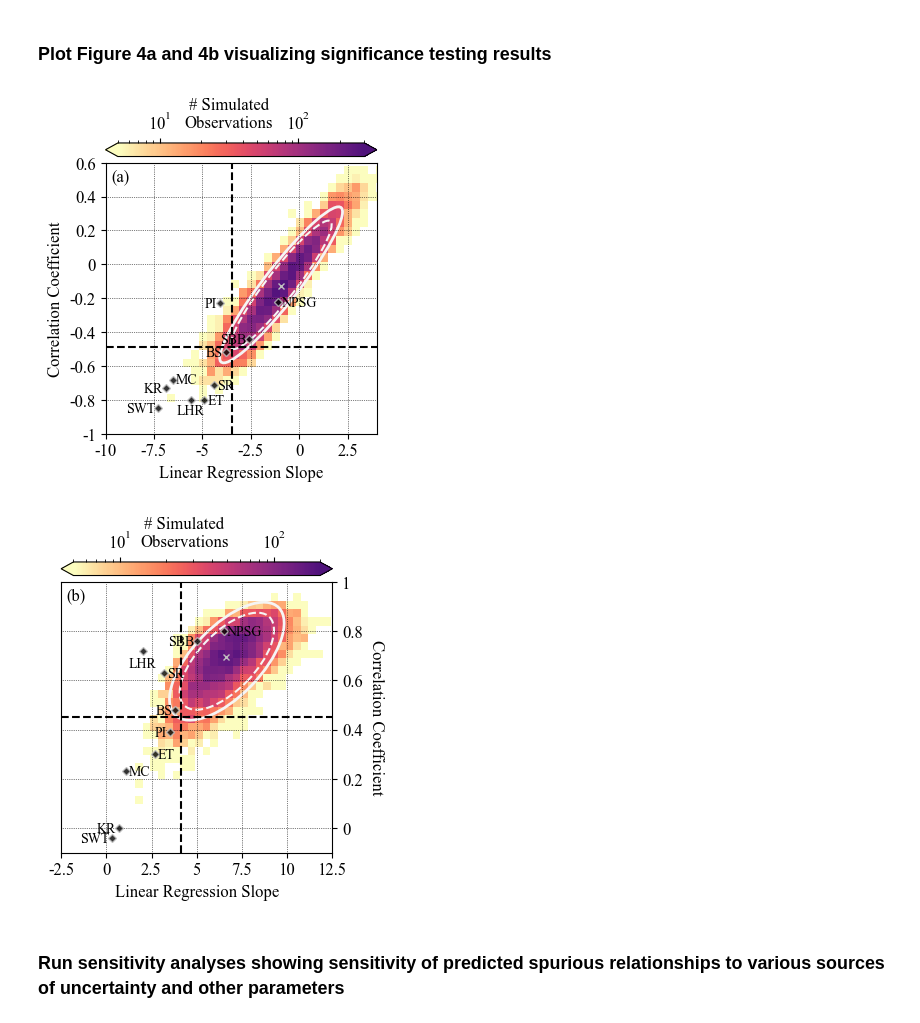
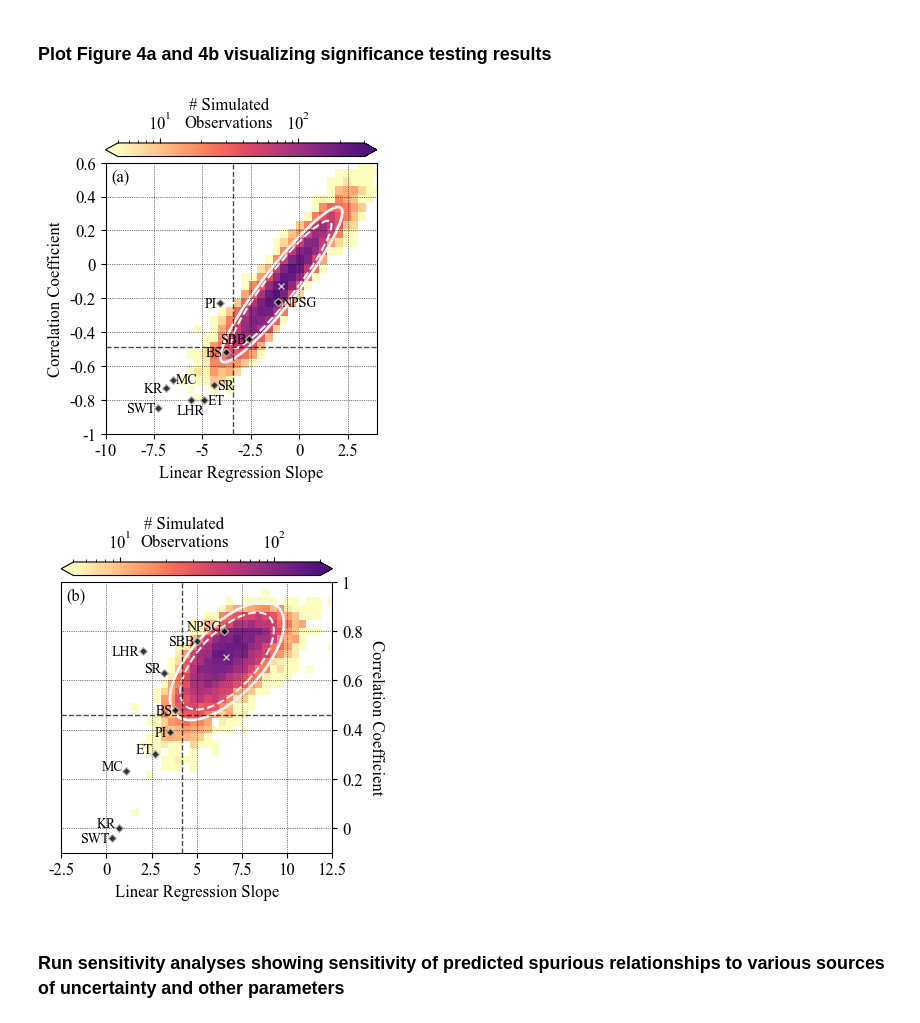
Before and after one commit to evepug/TP_baseline_coupling, a Jupyter notebook: TP_baseline_analysis.ipynb, the cells around one changed output. Saved outputs shown, nothing was run; the diff lists cells and outputs as text; code cells hidden in the pictures.

```diff
--- a/TP_baseline_analysis.ipynb
+++ b/TP_baseline_analysis.ipynb
@@ -847,7 +864,7 @@ color_dict={'phy':'#117733','zoo1':'#CC6677','zoo2':'#882255',
 fs=11
 
 # prepare to loop over range of utilization values
-ut_list=[0.01,.1,.3,.5,.7,.9,.99]
+ut_list=[.99,.9,.7,.5,.3,.1,.01]
 row=0
 
 # initialize plot
@@ -864,8 +881,8 @@ for i in ut_list:
                             bulk_TEF=3.5,         # d15N fractionation during zooplankton NH4 excretion
                             p_exc=0.4,         # proportion of zooplankton diet excreted (as NH4)
                             d_sNO3=0,          # d15N of source NO3 supplied to euphotic zone
-                            f_rNO3=i,          # fraction of NO3 that goes unutilized by phytoplankton
-                            p_NH4=1-i,         # NH4 utilization proportion
+                            p_NO3=i,          # fraction of NO3 that goes unutilized by phytoplankton
+                            p_NH4=i,         # NH4 utilization proportion
                             beta_bulkphe=-1.8, # d15N bulk minus d15N Phe in phytoplankton
                             beta_gluphe=3.4,   # d15N Glu minus d15N Phe in phytoplankton
                             TDF_Glu=7.6,       # d15N trophic discrimination factor of Glu relative to Phe per trophic transfer
@@ -963,14 +980,14 @@ plotting the results together
 for i in np.arange(0,len(p_NH4_array),1):
     #run mass-balance model
     p_NH4=p_NH4_array[i]
-    f_rNO3=1-p_NH4
+    p_NO3=p_NH4
     results_dict=d15N_model(TP=TP_array,            # desired trophic position
                             eps_assim1=5,      # d15N fractionation during phyto NO3 uptake
                             eps_assim2=10,     # d15N fractionation during phyto NH4 uptake
                             bulk_TEF=3.5,
                             p_exc=0.4,         # proportion of zooplankton diet excreted (as NH4)
                             d_sNO3=0,          # d15N of source NO3 supplied to euphotic zone
-                            f_rNO3=f_rNO3,     # fraction of NO3 that goes unutilized by phytoplankton
+                            p_NO3=p_NO3,     # fraction of NO3 that goes unutilized by phytoplankton
                             p_NH4=p_NH4,       # NH4 utilization proportion
                             beta_bulkphe=-1.8, # d15N bulk minus d15N Phe in phytoplankton
                             beta_gluphe=3.4,   # d15N Glu minus d15N Phe in phytoplankton
@@ -1040,14 +1057,14 @@ plotting the results together
 for i in np.arange(0,len(p_NH4_array),1):
     #run mass-balance model
     p_NH4=p_NH4_array[i]
-    f_rNO3=1-p_NH4
+    p_NO3=p_NH4
     results_dict=d15N_model(TP=TP_array,            # desired trophic position
                             eps_assim1=5,      # d15N fractionation during phyto NO3 uptake
                             eps_assim2=10,     # d15N fractionation during phyto NH4 uptake
                             bulk_TEF=3.5,
                             p_exc=0.4,         # proportion of zooplankton diet excreted (as NH4)
                             d_sNO3=0,          # d15N of source NO3 supplied to euphotic zone
-                            f_rNO3=f_rNO3,     # fraction of NO3 that goes unutilized by phytoplankton
+                            p_NO3=p_NO3,     # fraction of NO3 that goes unutilized by phytoplankton
                             p_NH4=p_NH4,       # NH4 utilization proportion
                             beta_bulkphe=-1.8, # d15N bulk minus d15N Phe in phytoplankton
                             beta_gluphe=3.4,   # d15N Glu minus d15N Phe in phytoplankton
@@ -1399,7 +1416,7 @@ Simulate n=10,000 measured TP and Phe time series
 based on CSI-AA ecology expectations
 """
 Phe_sims,Glu_sims,TP_sims,rho_Phe_sims,slope_Phe_sims,rho_Glu_sims,slope_Glu_sims=TP_Phe_simulation(n=n_def,
-                                                                       nsims=nsims_def,
+                                                                       nsims=10000,
                                                                        corrtest=corrtest_def,
                                                                        uncertainty_dist=uncertainty_dist_def,
                                                                        TP_range=TP_range_def,
@@ -1524,6 +1541,16 @@ counts,ybins,xbins,im=ax.hist2d(slope_Phe_sims, rho_Phe_sims, bins=30, density=F
 #add x denoting median simulation values
 ax.plot(median_Phe_slope,median_Phe_rho,marker='x',
         color='silver',markersize=4,linestyle='None')
+
+# add lines representing significance thresholds
+plt.axhline(crit_rho_Phe_5perc,linestyle='--',color='k',lw=1,alpha=.7)
+plt.axvline(crit_slope_Phe_5perc,linestyle='--',color='k',lw=1,alpha=.7)
+
+# add 90% and 95% confidence ellipses
+confidence_ellipse(np.asarray(slope_Phe_sims), np.asarray(rho_Phe_sims), ax, n_std=1.645,
+                   edgecolor='whitesmoke',linestyle='--',lw=1.5,label='90% CI')
+confidence_ellipse(np.asarray(slope_Phe_sims), np.asarray(rho_Phe_sims), ax, n_std=2.0,
+                   edgecolor='whitesmoke',linestyle='-',lw=2,label='95% CI')
 
 #add colorbar
 cb=plt.colorbar(im,extend='both',location='top',
@@ -1554,16 +1581,6 @@ for i in np.arange(0,len(dataframe.index),1):
                 dataframe['Abbreviation'][i], ha='right',
                 va='center',fontsize=10,rotation=0,color='k')
 
-# add 90% and 95% confidence ellipses
-confidence_ellipse(np.asarray(slope_Phe_sims), np.asarray(rho_Phe_sims), ax, n_std=1.645,
-                   edgecolor='whitesmoke',linestyle='--',lw=1.5,label='90% CI')
-confidence_ellipse(np.asarray(slope_Phe_sims), np.asarray(rho_Phe_sims), ax, n_std=2.0,
-                   edgecolor='whitesmoke',linestyle='-',lw=2,label='95% CI')
-
-# add lines representing significance thresholds
-plt.axhline(crit_rho_Phe_5perc,linestyle='--',color='k')
-plt.axvline(crit_slope_Phe_5perc,linestyle='--',color='k')
-
 # set axis labels
 plt.xlabel('Linear Regression Slope',fontsize=12)
 plt.ylabel('Correlation Coefficient',fontsize=12)
@@ -1593,7 +1610,7 @@ plt.savefig('Figures/Fig4a.pdf',bbox_inches='tight', dpi=1000)
 plt.show()
 plt.close()
 # %% [output]
-[figure, old version]
+[figure, new version]
 # %%
 """
 Plot 2d histogram of regression slopes and rho values
@@ -1615,6 +1632,16 @@ counts,ybins,xbins,im=ax.hist2d(slope_Glu_sims, rho_Glu_sims, bins=30, density=F
 ax.plot(median_Glu_slope,median_Glu_rho,marker='x',
         color='silver',markersize=4,linestyle='None')
 
+# add lines representing significance thresholds
+plt.axhline(crit_rho_Glu_5perc,linestyle='--',color='k',lw=1,alpha=.7)
+plt.axvline(crit_slope_Glu_5perc,linestyle='--',color='k',lw=1,alpha=.7)
+
+# add 90% and 95% confidence ellipses
+confidence_ellipse(np.asarray(slope_Glu_sims), np.asarray(rho_Glu_sims), ax, n_std=1.645,
+                   edgecolor='whitesmoke',linestyle='--',lw=1.5,label='90% CI')
+confidence_ellipse(np.asarray(slope_Glu_sims), np.asarray(rho_Glu_sims), ax, n_std=2.0,
+                   edgecolor='whitesmoke',linestyle='-',lw=2,label='95% CI')
+
 #add colorbar
 cb=plt.colorbar(im,extend='both',location='top',
                 fraction=.1,pad=0.02)
@@ -1631,28 +1658,14 @@ for i in np.arange(0,len(dataframe.index),1):
         ax.plot(dataframe['slope_Glu'][i],dataframe['rho_Glu'][i],marker='D',
                 markersize=4,color='k',mec='silver',alpha=.8,linestyle='None')
     #add labels with each dataset abbreviation
-    if dataframe['Abbreviation'][i] in ['SR','MC','NPSG','ET']:
-        ax.text(dataframe['slope_Glu'][i]+.15,dataframe['rho_Glu'][i],
-                dataframe['Abbreviation'][i], ha='left',
+    if dataframe['Abbreviation'][i] in ['SR','MC','NPSG','ET','KR']:
+        ax.text(dataframe['slope_Glu'][i]-.15,dataframe['rho_Glu'][i]+0.02,
+                dataframe['Abbreviation'][i], ha='right',
                 va='center',fontsize=10,rotation=0,color='k')
-    elif dataframe['Abbreviation'][i] in ['LHR']:
-        ax.text(dataframe['slope_Glu'][i],dataframe['rho_Glu'][i]-.02,
-                dataframe['Abbreviation'][i], ha='center',
-                va='top',fontsize=10,rotation=0,color='k')
     else:
         ax.text(dataframe['slope_Glu'][i]-.15,dataframe['rho_Glu'][i],
                 dataframe['Abbreviation'][i], ha='right',
                 va='center',fontsize=10,rotation=0,color='k')
-
-# add 90% and 95% confidence ellipses
-confidence_ellipse(np.asarray(slope_Glu_sims), np.asarray(rho_Glu_sims), ax, n_std=1.645,
-                   edgecolor='whitesmoke',linestyle='--',lw=1.5,label='90% CI')
-confidence_ellipse(np.asarray(slope_Glu_sims), np.asarray(rho_Glu_sims), ax, n_std=2.0,
-                   edgecolor='whitesmoke',linestyle='-',lw=2,label='95% CI')
-
-# add lines representing significance thresholds
-plt.axhline(crit_rho_Glu_5perc,linestyle='--',color='k')
-plt.axvline(crit_slope_Glu_5perc,linestyle='--',color='k')
 
 # set axis labels
 plt.xlabel('Linear Regression Slope',fontsize=12)
@@ -1661,34 +1674,34 @@ plt.ylabel('Correlation Coefficient',rotation=270,
 
 # #set axis limits
 ax.set_ylim(-0.1,1)
 ax.set_xlim(-2.5,12.5)
 
 # misc axis formatting
 ax.xaxis.set_major_formatter(FormatStrFormatter('%g'))
 ax.yaxis.set_major_formatter(FormatStrFormatter('%g'))
 ax.xaxis.set_major_locator(mticker.MultipleLocator(2.5))
 
 #add gridlines
 ax.grid(linestyle=':',color='k',lw=.5,zorder=10)
 
 # move ticks to right
 ax.yaxis.set_label_position("right")
 ax.yaxis.tick_right()
 
 #add subplot label
 text=ax.text(0.02,0.98,'(b)',ha='left',va='top',transform=ax.transAxes,
             bbox=dict(boxstyle='square,pad=0',alpha=.5, fc='w', ec='none'))
 
 #add legend
 #plt.legend(loc='upper left',bbox_to_anchor=(0,1),fontsize=10)
 
 #save figure, display and close
 plt.savefig('Figures/Fig4b.png',bbox_inches='tight', dpi=1000)
 plt.savefig('Figures/Fig4b.pdf',bbox_inches='tight', dpi=1000)
 plt.show()
 plt.close()
 # %% [output]
-[figure, old version]
+[figure, new version]
 # %% [markdown]
 ### Run sensitivity analyses showing sensitivity of predicted spurious relationships to various sources of uncertainty and other parameters
 # %% [markdown]
```
Also changed, not shown: parts of 12 cells of this notebook, 32 other files.
